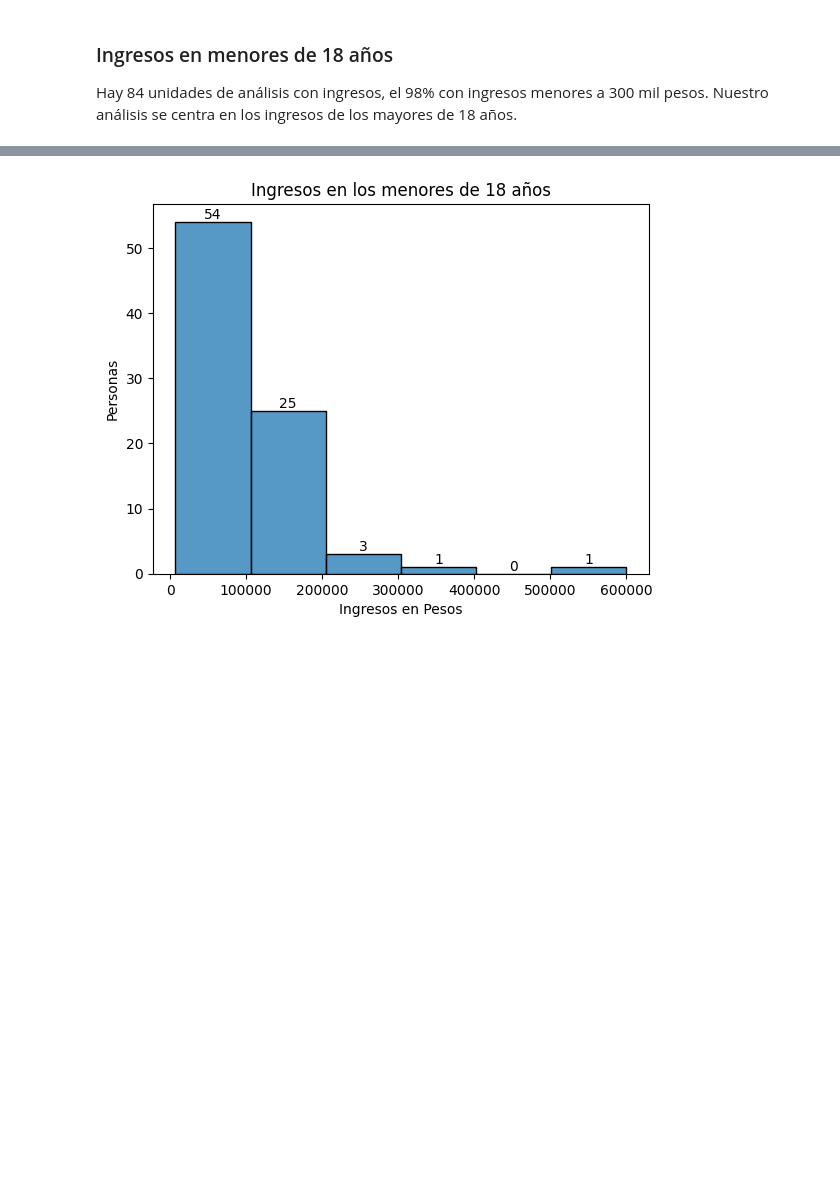
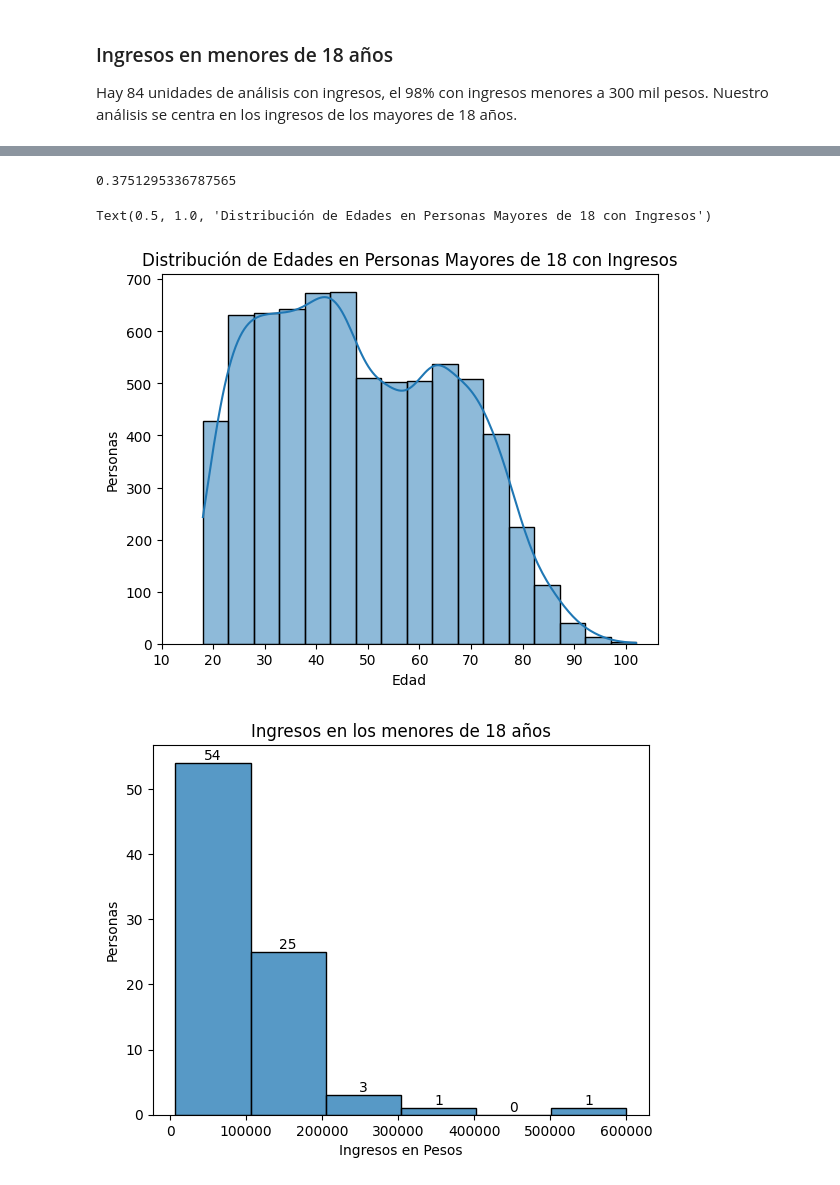
Before and after one commit to LMatiPerez/AnalisisDeDatosI_G5, a Jupyter notebook: procesamiento_bases.ipynb, the cells around one changed output, grey strips where cells are left out. Cells and saved outputs as stored; diff of their text form; code cells hidden in the pictures; blank space fills up the shorter version.

```diff
--- a/procesamiento_bases.ipynb
+++ b/procesamiento_bases.ipynb
@@ -123,7 +161,5 @@ hogares_fil_pam = hogares_fil_pam[['id_vivienda', 'id_hogar', 'prestamo_personas
 
 Se decidió excluir del análisis a las personas menores de 18 años, ya que no forman parte de la población con plena capacidad legal para trabajar. Además, sus ingresos no necesariamente se relacionan con su actividad personal, sino que pueden provenir de asignaciones, pensiones u otros ingresos familiares. Esto permite que el análisis sea más coherente y comparativo entre personas con condiciones similares para generar ingresos propios.
 # %%
-# Se conservan todas las filas para el análisis de la variable edad
-personas_todas = personas_fil_pam
 # Filtrar por edad mínima
 personas_fil_pam = personas_fil_pam[personas_fil_pam['edad'] >= 18]
@@ -213,12 +279,2 @@ Name: ingreso, dtype: float64
 # %% [markdown]
 ### Distribución General y No Respuestas
-# %%
-personas_todas.loc[personas_todas["ingreso"] == -9, "Categoria Ingresos"] = "No Respuesta"
-personas_todas.loc[personas_todas["ingreso"] == 0, "Categoria Ingresos"] = "Sin Ingresos"
-personas_todas.loc[personas_todas["ingreso"] > 0, "Categoria Ingresos"] = "Con Ingresos"
-
-frecuencias = personas_todas["Categoria Ingresos"].value_counts()
-
-plt.pie(frecuencias, labels=frecuencias.index, autopct="%.0f%%", explode=[0, 0, 0.1])
-plt.title("Distribución del Ingreso Total por Persona en la Región Pampeana")
-plt.show()
@@ -230,3 +296,17 @@ Hay 84 unidades de análisis con ingresos, el 98% con ingresos menores a 300 mil
+# %%
+18.1/48.25
+# %% [output]
+0.3751295336787565
+# %%
+g=sns.histplot(personas_todas[(personas_todas["ingreso"]>0)&(personas_todas["edad"]>=18)], x="edad", binwidth=5, kde=True)
+g.set_xticks(range(10, 110, 10))
+list(range(10, 110, 10))
+plt.xlabel("Edad")
+plt.ylabel("Personas")
+plt.title("Distribución de Edades en Personas Mayores de 18 con Ingresos")
+# %% [output]
+Text(0.5, 1.0, 'Distribución de Edades en Personas Mayores de 18 con Ingresos')
+[figure, added]
 # %%
 menores = personas_todas[(personas_todas["Categoria Ingresos"]=="Con Ingresos")&(personas_todas["edad"]<18)]
 ax = sns.histplot(menores, x="ingreso", binwidth=100000)
```
Also changed, not shown: parts of 12 cells of this notebook, 1 other file.
